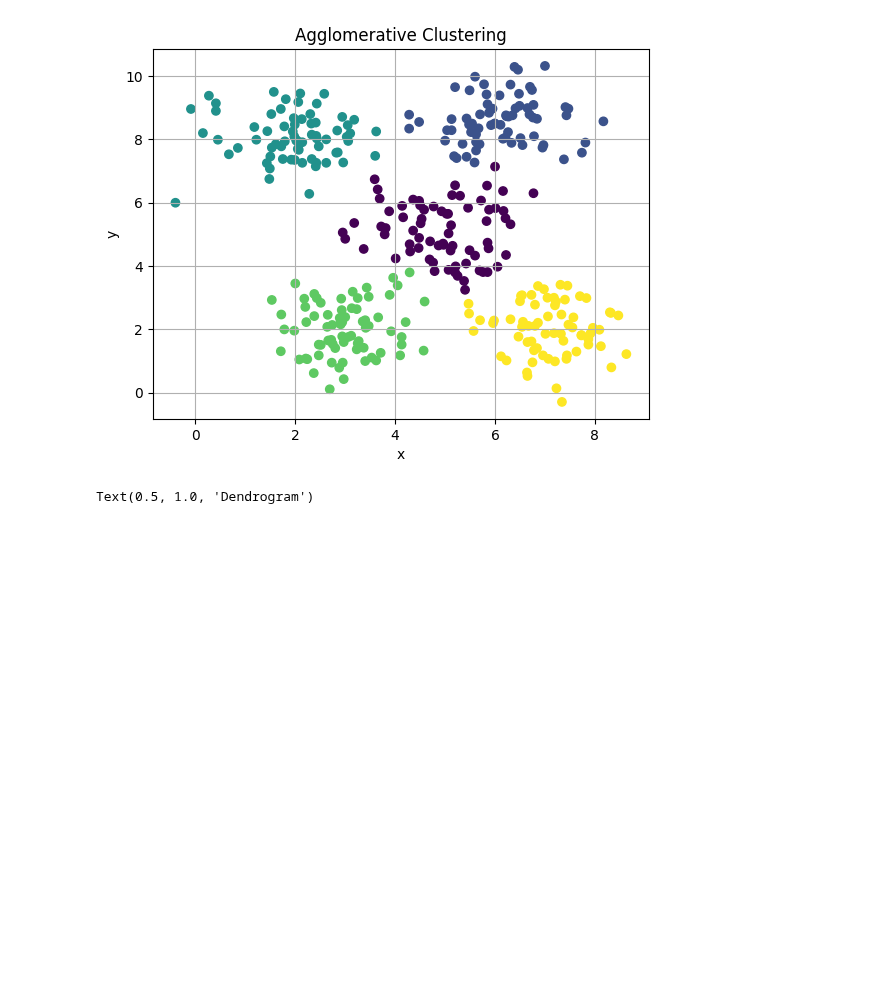
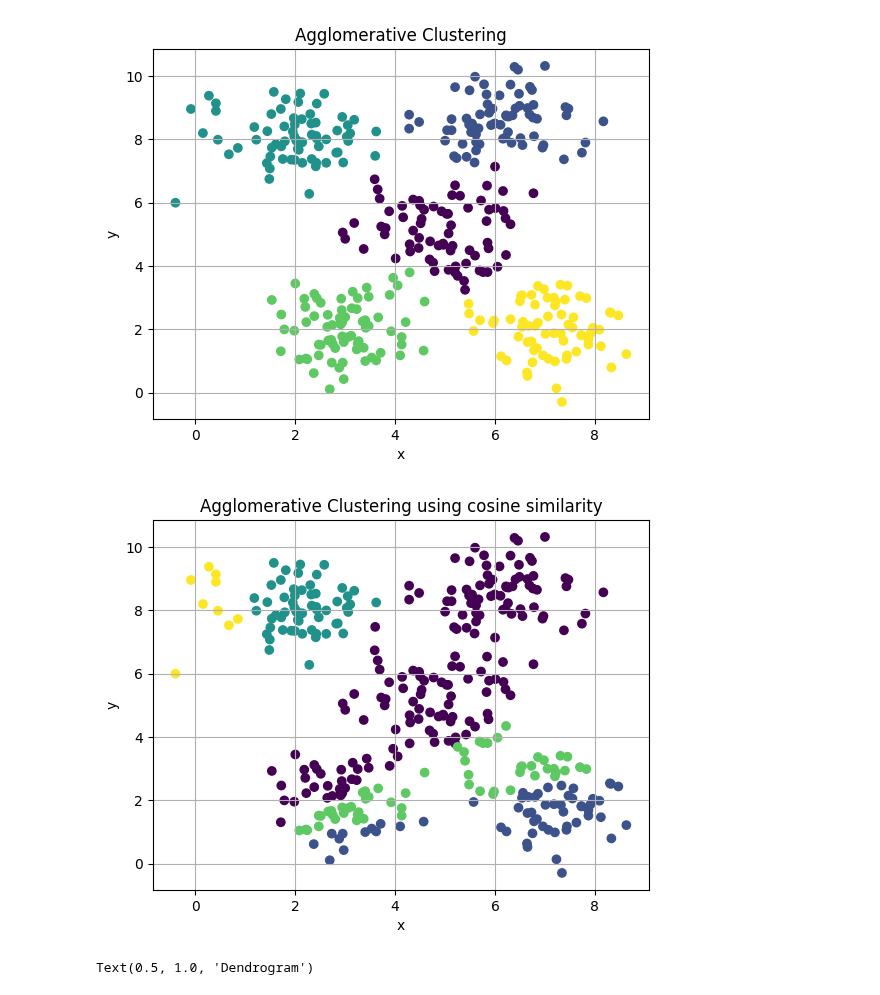
Before and after one commit to need2040/python_solution, a Jupyter notebook: labmrzl/Lab 3/lab3.ipynb, the cells around one changed output. Cells and saved outputs as stored; diff of their text form; code cells hidden in the pictures; blank space fills up the shorter version.

```diff
--- a/labmrzl/Lab 3/lab3.ipynb
+++ b/labmrzl/Lab 3/lab3.ipynb
@@ -114,6 +114,18 @@ plt.grid(True)
 plt.show()
 # %% [output]
 [figure]
+# %%
+agglomerativeclust2 = sklearn.cluster.AgglomerativeClustering(n_clusters=5, metric='cosine', linkage='average')
+labels = agglomerativeclust2.fit(data1)
+# %%
+plt.scatter(data1[:,0], data1[:,1], c=agglomerativeclust2.labels_)
+plt.title('Agglomerative Clustering using cosine similarity')
+plt.xlabel('x')
+plt.ylabel('y')
+plt.grid(True)
+plt.show()
+# %% [output]
+[figure, added]
 # %%
 linkings = scipy.cluster.hierarchy.linkage(data1, method ='ward')
 # %%
```
Also changed, not shown: parts of 5 cells of this notebook.
